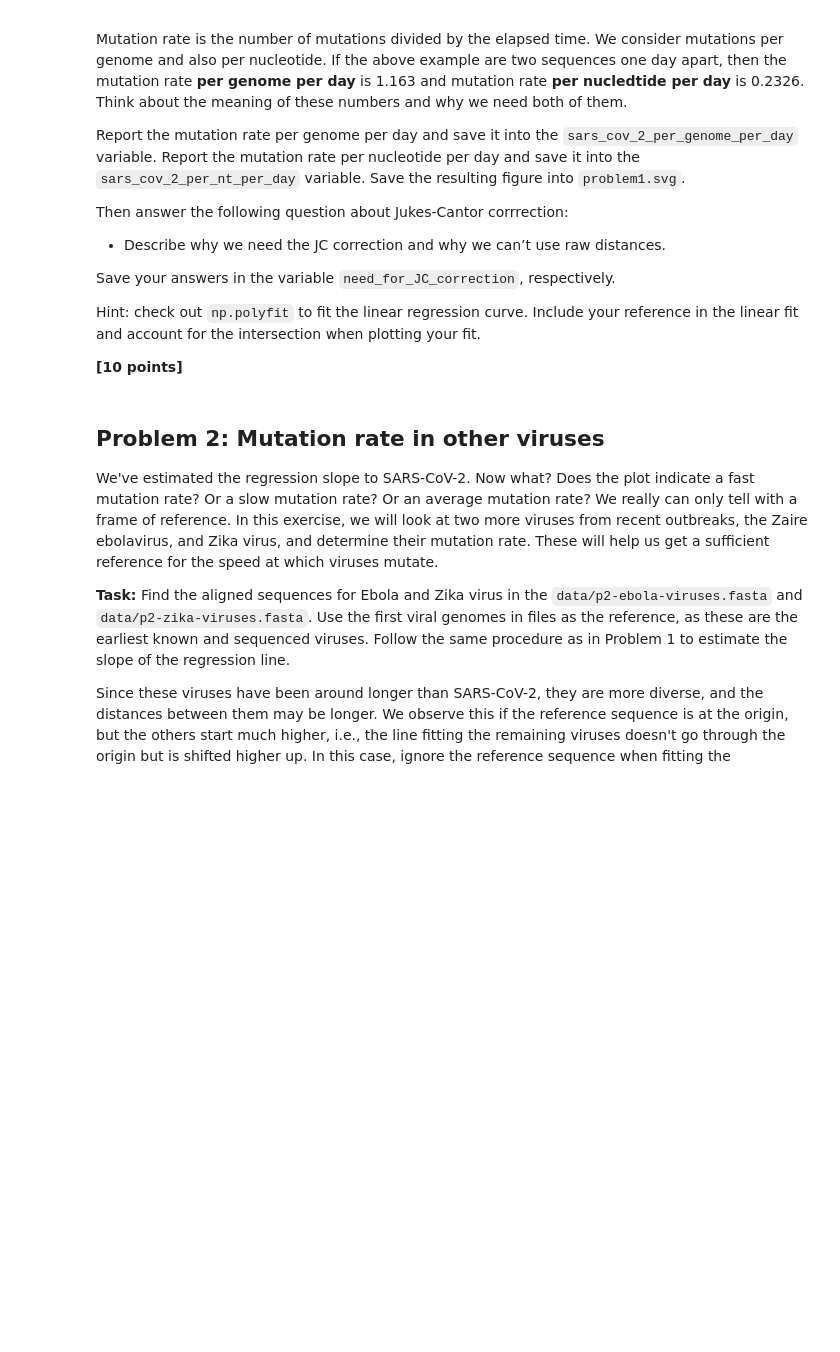
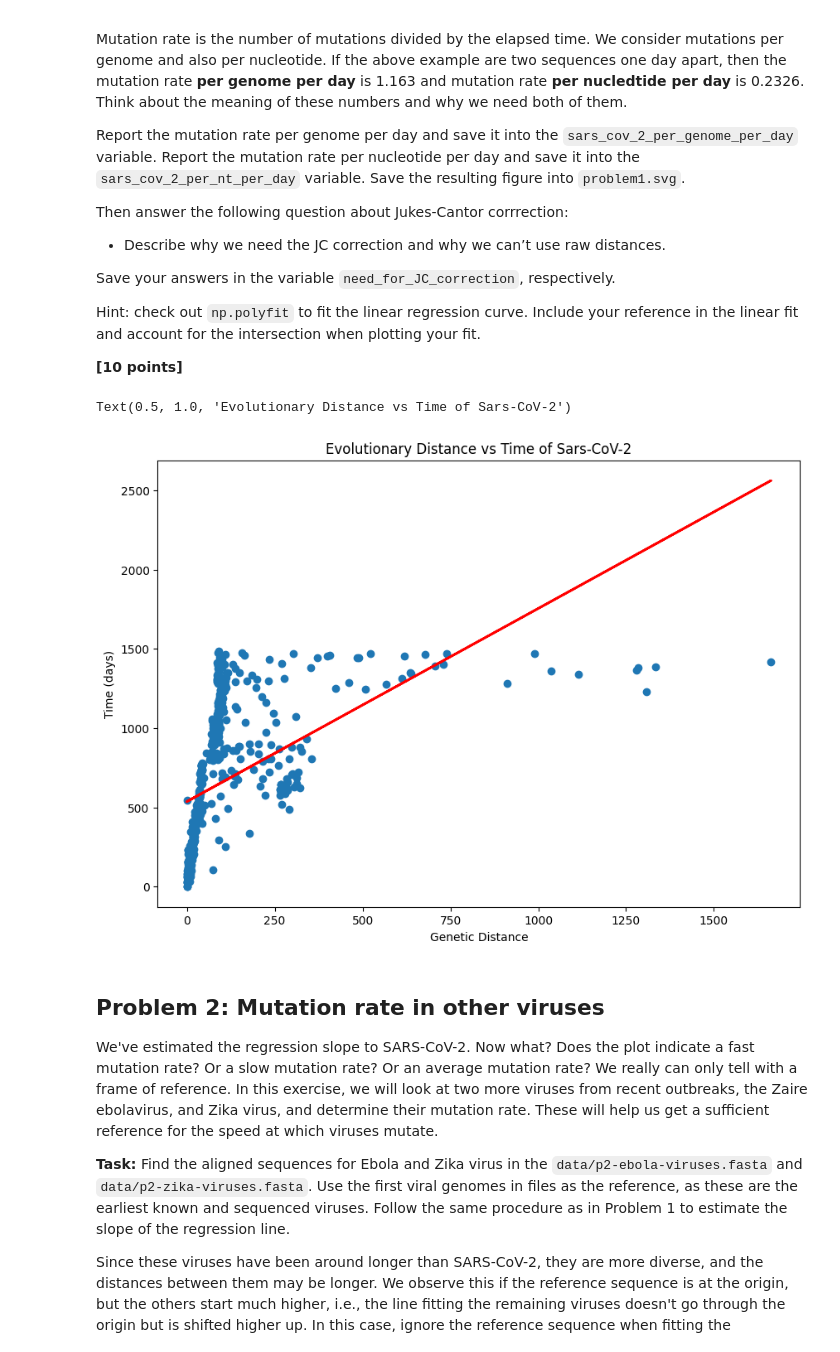
Before and after one commit to riva-man/assign_viral_evo, a Jupyter notebook: viral_evo_workbook.ipynb, the cells around one changed output. Drawn from its saved outputs; the diff is of its cells as text; code cells hidden in the pictures; blank space fills up the shorter version.

Commit message:
Plotting Evolutionary Distance

```diff
--- a/viral_evo_workbook.ipynb
+++ b/viral_evo_workbook.ipynb
@@ -67,9 +67,47 @@ Hint: check out `np.polyfit` to fit the linear regression curve. Include your re
 # %%
 sars_cov_2_per_genome_per_day = 0.0
 sars_cov_2_per_nt_per_day = 0.0
-# %%
-from Bio import Entrez
-Entrez.email = "<yourname>@student.unsw.edu.au"
+# %%
+from Bio import Entrez
+Entrez.email = "z5588493@student.unsw.edu.au"
+
+# Getting reference sequence
+handle = Entrez.efetch(db="nucleotide", id='NC_045512.2', rettype="genbank", retmode="text")
+record = SeqIO.read(handle, "genbank")
+reference_seq = record.seq
+
+# Storing date of reference sequence
+for feature in record.features:
+    if feature.type == 'source':
+        date = pd.to_datetime(feature.qualifiers['collection_date'][0]).date()
+        break
+
+# Getting distance and days of evolution for each genome compared to the references
+distances = []
+days = []
+from helper_functions import jukes_cantor
+for genome in SeqIO.parse("./data/p1-sars-cov-2-variants.fasta", "fasta"):
+    distances.append(jukes_cantor(reference_seq, genome.seq))
+    gen_date = pd.to_datetime(genome.id.split('|')[2]).date()
+    days.append((gen_date - date).days)
+
+distances = np.array(distances, dtype=float)
+days = np.array(days, dtype=float)
+
+# Plotting values in scatter plot
+import matplotlib.pyplot as plt
+fig = plt.figure(figsize=(10, 7))
+plt.scatter(distances, days)
+# Getting intercept and slope for linear regression and plotting
+m, b = np.polyfit(distances, days, 1)
+plt.plot(distances, m * distances + b, color='red', linewidth=2)
+
+plt.xlabel('Genetic Distance')
+plt.ylabel('Time (days)')
+plt.title('Evolutionary Distance vs Time of Sars-CoV-2')
+# %% [output]
+Text(0.5, 1.0, 'Evolutionary Distance vs Time of Sars-CoV-2')
+[figure, added]
 # %% [markdown]
 ## Problem 2: Mutation rate in other viruses
 
```
